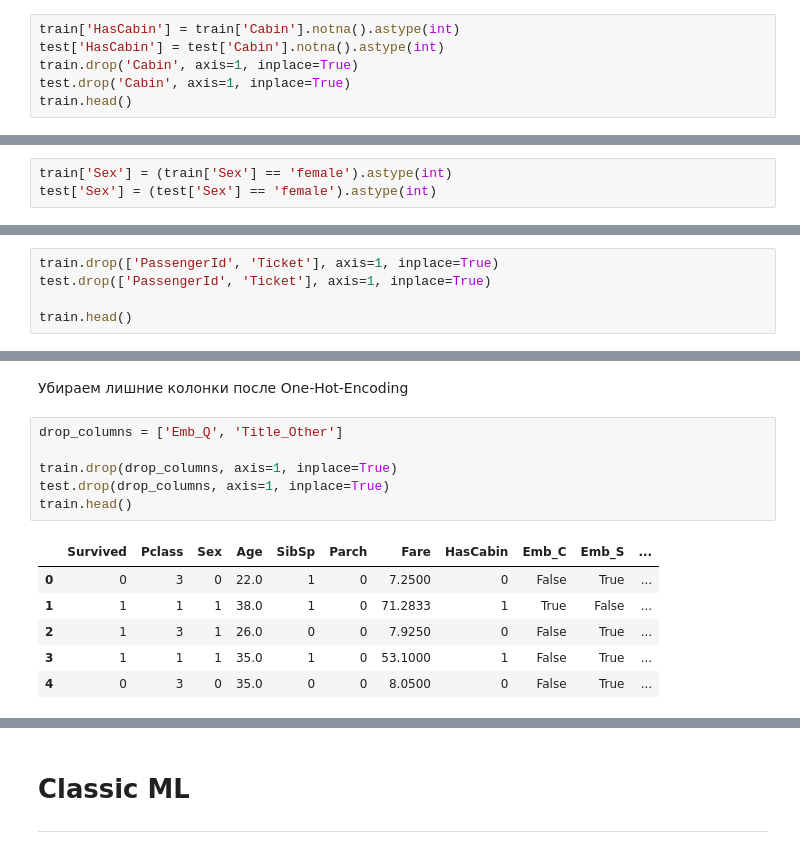
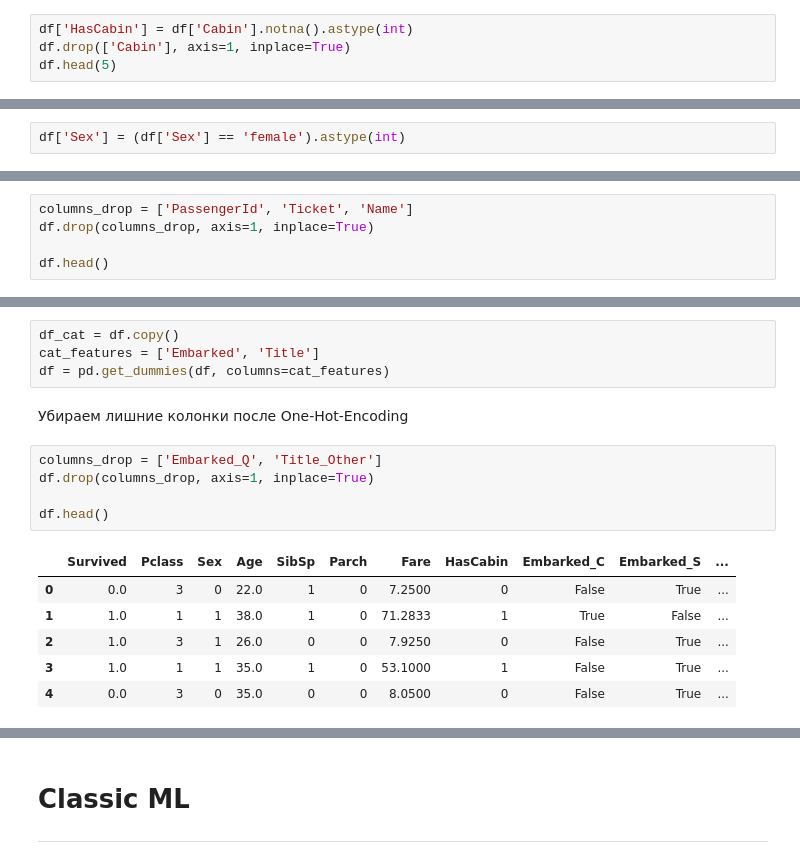
Before and after one commit to mukhamed-nnn/titanic, a Jupyter notebook: eda.ipynb, the cells around one changed output, grey strips where cells are left out. Cells and saved outputs as stored; diff of their text form.

```diff
--- a/eda.ipynb
+++ b/eda.ipynb
@@ -203,7 +198,5 @@ test.loc[test['Fare'].isna(), 'Fare'] = test.loc[(test['Fare'].notna()) & (test[
 # %%
-train['HasCabin'] = train['Cabin'].notna().astype(int)
-test['HasCabin'] = test['Cabin'].notna().astype(int)
-train.drop('Cabin', axis=1, inplace=True)
-test.drop('Cabin', axis=1, inplace=True)
-train.head()
+df['HasCabin'] = df['Cabin'].notna().astype(int)
+df.drop(['Cabin'], axis=1, inplace=True)
+df.head(5)
 # %% [output]
@@ -232,4 +225,3 @@ pd.crosstab(train['HasCabin'], train['Pclass'])
 # %%
-train['Sex'] = (train['Sex'] == 'female').astype(int)
-test['Sex'] = (test['Sex'] == 'female').astype(int)
+df['Sex'] = (df['Sex'] == 'female').astype(int)
 # %%
@@ -247,7 +237,7 @@ plt.show()
 # %%
-train.drop(['PassengerId', 'Ticket'], axis=1, inplace=True)
-test.drop(['PassengerId', 'Ticket'], axis=1, inplace=True)
+columns_drop = ['PassengerId', 'Ticket', 'Name']
+df.drop(columns_drop, axis=1, inplace=True)
 
-train.head()
+df.head()
 # %% [output]
 |  | Survived | Pclass | Sex | Age | SibSp | Parch | Fare | Embarked | Title | HasCabin |
@@ -266,15 +251,18 @@ test = pd.get_dummies(test, columns=['Embarked', 'Title'], prefix=['Emb', 'Title
+# %%
+df_cat = df.copy()
+cat_features = ['Embarked', 'Title']
+df = pd.get_dummies(df, columns=cat_features)
 # %% [markdown]
 Убираем лишние колонки после One-Hot-Encoding
 # %%
-drop_columns = ['Emb_Q', 'Title_Other']
+columns_drop = ['Embarked_Q', 'Title_Other']
+df.drop(columns_drop, axis=1, inplace=True)
 
-train.drop(drop_columns, axis=1, inplace=True)
-test.drop(drop_columns, axis=1, inplace=True)
-train.head()
+df.head()
 # %% [output]
-|  | Survived | Pclass | Sex | Age | SibSp | Parch | Fare | HasCabin | Emb_C | Emb_S | ... |
-| 0 | 0 | 3 | 0 | 22.0 | 1 | 0 | 7.2500 | 0 | False | True | ... |
-| 1 | 1 | 1 | 1 | 38.0 | 1 | 0 | 71.2833 | 1 | True | False | ... |
-| 2 | 1 | 3 | 1 | 26.0 | 0 | 0 | 7.9250 | 0 | False | True | ... |
-| 3 | 1 | 1 | 1 | 35.0 | 1 | 0 | 53.1000 | 1 | False | True | ... |
-| 4 | 0 | 3 | 0 | 35.0 | 0 | 0 | 8.0500 | 0 | False | True | ... |
+|  | Survived | Pclass | Sex | Age | SibSp | Parch | Fare | HasCabin | Embarked_C | Embarked_S | ... |
+| 0 | 0.0 | 3 | 0 | 22.0 | 1 | 0 | 7.2500 | 0 | False | True | ... |
+| 1 | 1.0 | 1 | 1 | 38.0 | 1 | 0 | 71.2833 | 1 | True | False | ... |
+| 2 | 1.0 | 3 | 1 | 26.0 | 0 | 0 | 7.9250 | 0 | False | True | ... |
+| 3 | 1.0 | 1 | 1 | 35.0 | 1 | 0 | 53.1000 | 1 | False | True | ... |
+| 4 | 0.0 | 3 | 0 | 35.0 | 0 | 0 | 8.0500 | 0 | False | True | ... |
```
Also changed, not shown: parts of 190 cells of this notebook, 8 other files.
